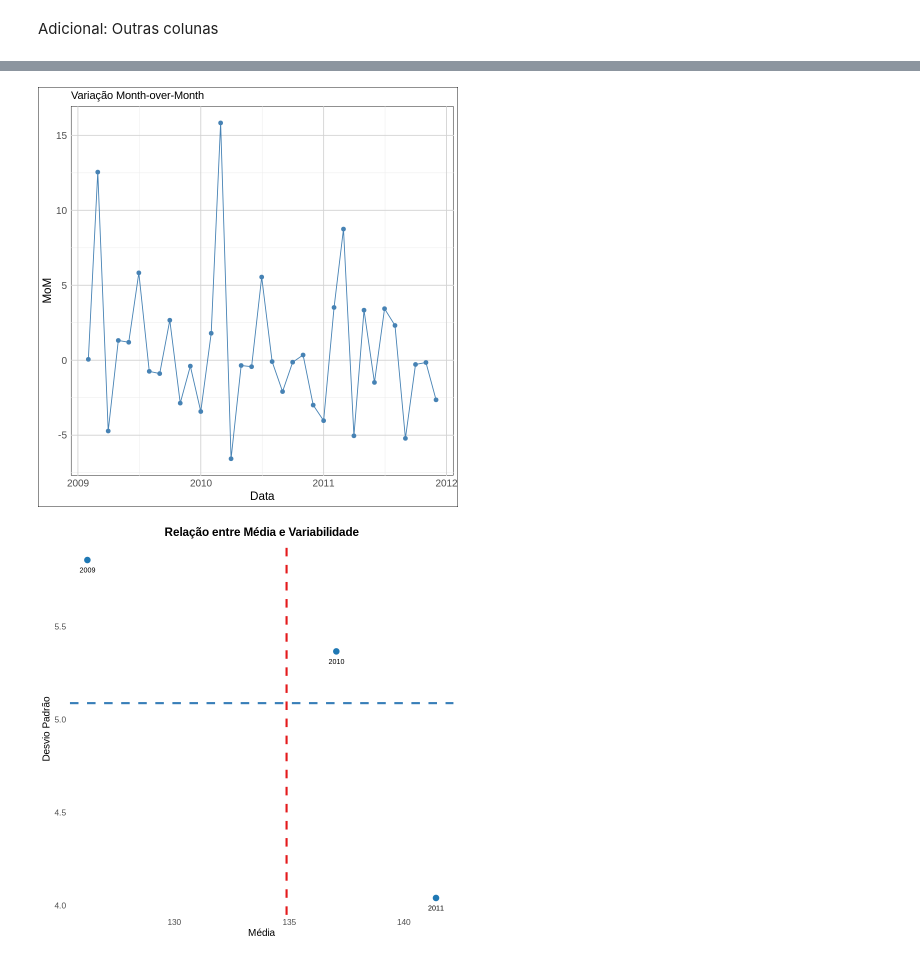
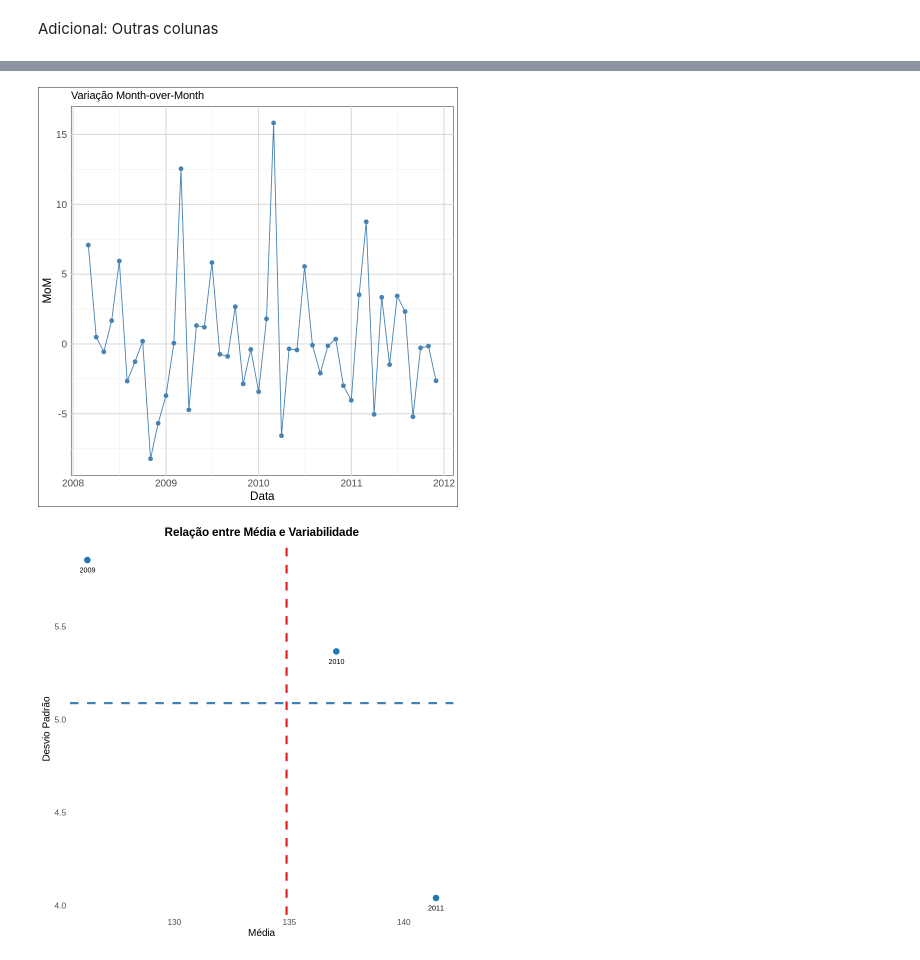
Before and after one commit to tecmateus/analise-ibc-br, a Jupyter notebook: Analise_do_índice_de_atividade_econômica_do_banco_central_2009_a_2011.ipynb, the cells around one changed output, grey strips where cells are left out. Cells and saved outputs as stored; diff of their text form; code cells hidden in the pictures.

```diff
--- a/Analise_do_índice_de_atividade_econômica_do_banco_central_2009_a_2011.ipynb
+++ b/Analise_do_índice_de_atividade_econômica_do_banco_central_2009_a_2011.ipynb
@@ -67,6 +59,6 @@ Registered S3 method overwritten by 'quantmod':
 # %%
-# Definição da URL do arquivo limitando-se as datas de 01/01/2009 até 31/12/2011
-url <- "https://api.bcb.gov.br/dados/serie/bcdata.sgs.24363/dados?formato=csv&dataInicial=01/01/2009&dataFinal=31/12/2011"
+# Definição da URL do arquivo limitando-se as datas de 01/01/2008 até 31/12/2011(Pegamos deste 2008 para podermos ter o histórico)
+url <- "https://api.bcb.gov.br/dados/serie/bcdata.sgs.24363/dados?formato=csv&dataInicial=01/01/2008&dataFinal=31/12/2011"
 # %%
 # Importação do arquivo CSV como data frame
 df <- read.csv(url, sep = ";", dec = ".", header = TRUE, stringsAsFactors = FALSE)
@@ -578,14 +572,17 @@ df <- df[-1, ]
 # %%
+# Gráfico de linhas com variação Mês sobre Mês
 ggplot(df, aes(x = data, y = MoM)) +
-  geom_line(color = "steelblue") +
-  geom_point(color = "steelblue", size = 2) +
-  labs(x = "Data", y = "MoM", title = "Variação Month-over-Month") +
-  theme_minimal() +
-  theme(axis.text = element_text(size = 12),
-        axis.title = element_text(size = 14),
-        panel.grid.major = element_line(color = "lightgray"),
-        plot.background = element_rect(fill = "white"),
-        panel.background = element_rect(fill = "white"))
+  geom_line(color = "steelblue") +  # Linha de tendência
+  geom_point(color = "steelblue", size = 2) +  # Pontos de dados
+  labs(x = "Data", y = "MoM", title = "Variação Month-over-Month") +  # Rótulos dos eixos e título do gráfico
+  theme_minimal() +  # Estilo minimalista do tema
+  theme(
+    axis.text = element_text(size = 12),  # Configuração do tamanho dos textos dos eixos
+    axis.title = element_text(size = 14),  # Configuração dos rótulos dos eixos
+    panel.grid.major = element_line(color = "lightgray"),  # Linhas de grade principais em cinza claro
+    plot.background = element_rect(fill = "white"),  # Fundo do gráfico branco
+    panel.background = element_rect(fill = "white")  # Fundo do painel branco
+  )
 # %% [output]
-[figure, old version]
+[figure, new version]
 # %%
```
Also changed, not shown: parts of 28 cells of this notebook.
